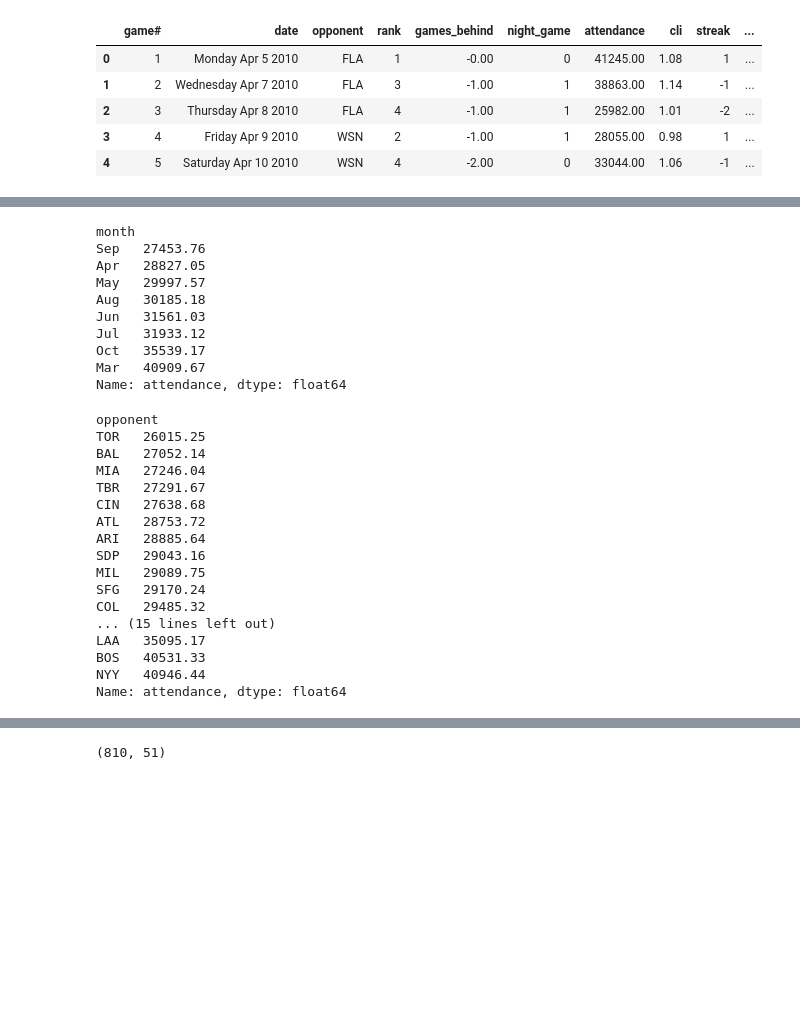
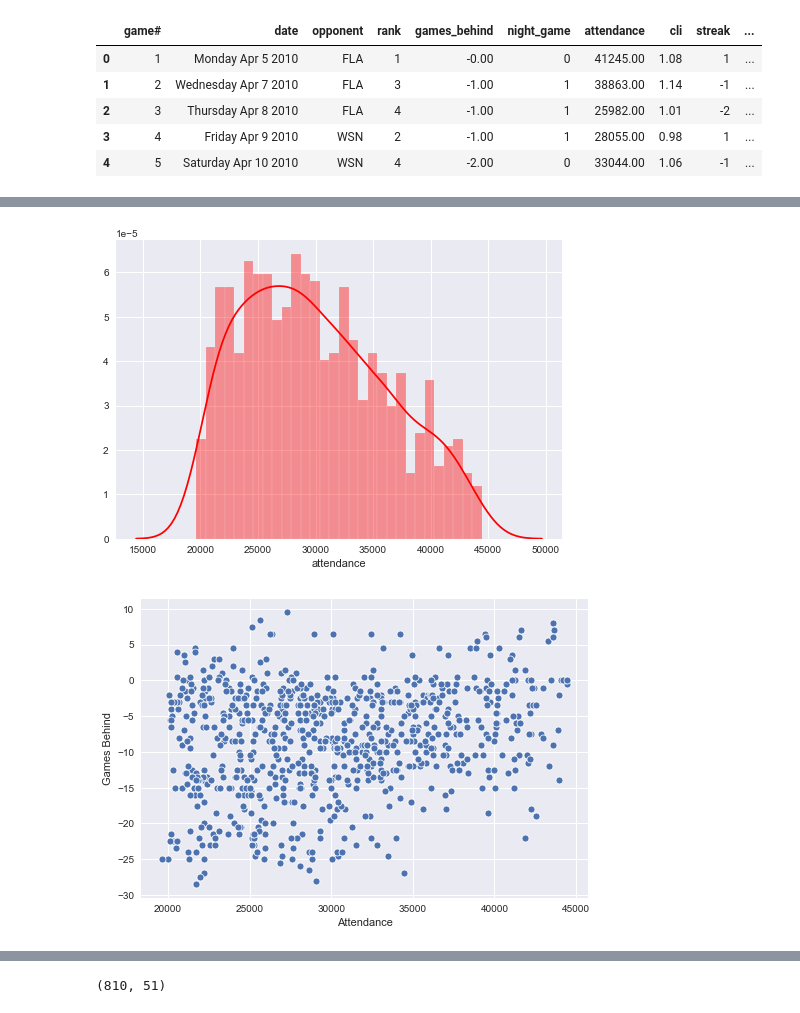
Before and after one commit to ykfarhan/forecasting-nymets-attendance, a Jupyter notebook: Data_cleaning_mlb.ipynb, the cells around one changed output, grey strips where cells are left out. Saved outputs shown, nothing was run; the diff lists cells and outputs as text; code cells hidden in the pictures; blank space fills up the shorter version.

```diff
--- a/Data_cleaning_mlb.ipynb
+++ b/Data_cleaning_mlb.ipynb
@@ -285,33 +263,12 @@ Name: attendance, dtype: float64
-# %%
-nym_home.groupby('month')['attendance'].mean().sort_values()
-# %% [output]
-month
-Sep   27453.76
-Apr   28827.05
-May   29997.57
-Aug   30185.18
-Jun   31561.03
-Jul   31933.12
-Oct   35539.17
-Mar   40909.67
-Name: attendance, dtype: float64
-# %%
-nym_home.groupby('opponent')['attendance'].mean().sort_values()
-# %% [output]
-opponent
-TOR   26015.25
-BAL   27052.14
-MIA   27246.04
-TBR   27291.67
-CIN   27638.68
-ATL   28753.72
-ARI   28885.64
-SDP   29043.16
-MIL   29089.75
-SFG   29170.24
-COL   29485.32
-... (15 lines left out)
-LAA   35095.17
-BOS   40531.33
-NYY   40946.44
-Name: attendance, dtype: float64
+# %%
+sns.distplot(nym_home['attendance'], bins=30, color= 'red')
+plt.show()
+# %% [output]
+[figure, added]
+# %%
+sns.scatterplot(x = 'attendance' , y = 'games_behind', data= nym_home, )
+plt.xlabel('Attendance')
+plt.ylabel('Games Behind')
+plt.savefig('attendance_x_games_behind.png')
+# %% [output]
+[figure, added]
```
Also changed, not shown: parts of 17 cells of this notebook, 7 other files.
